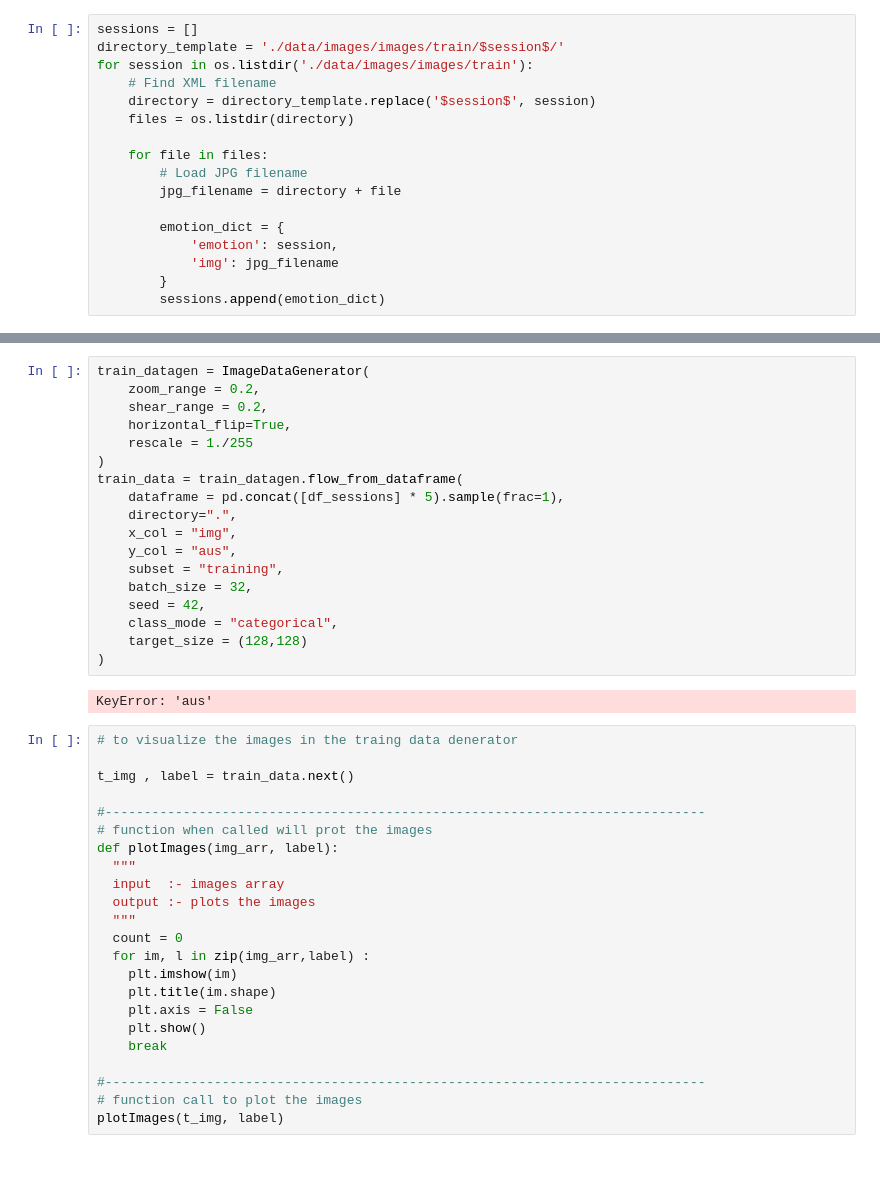
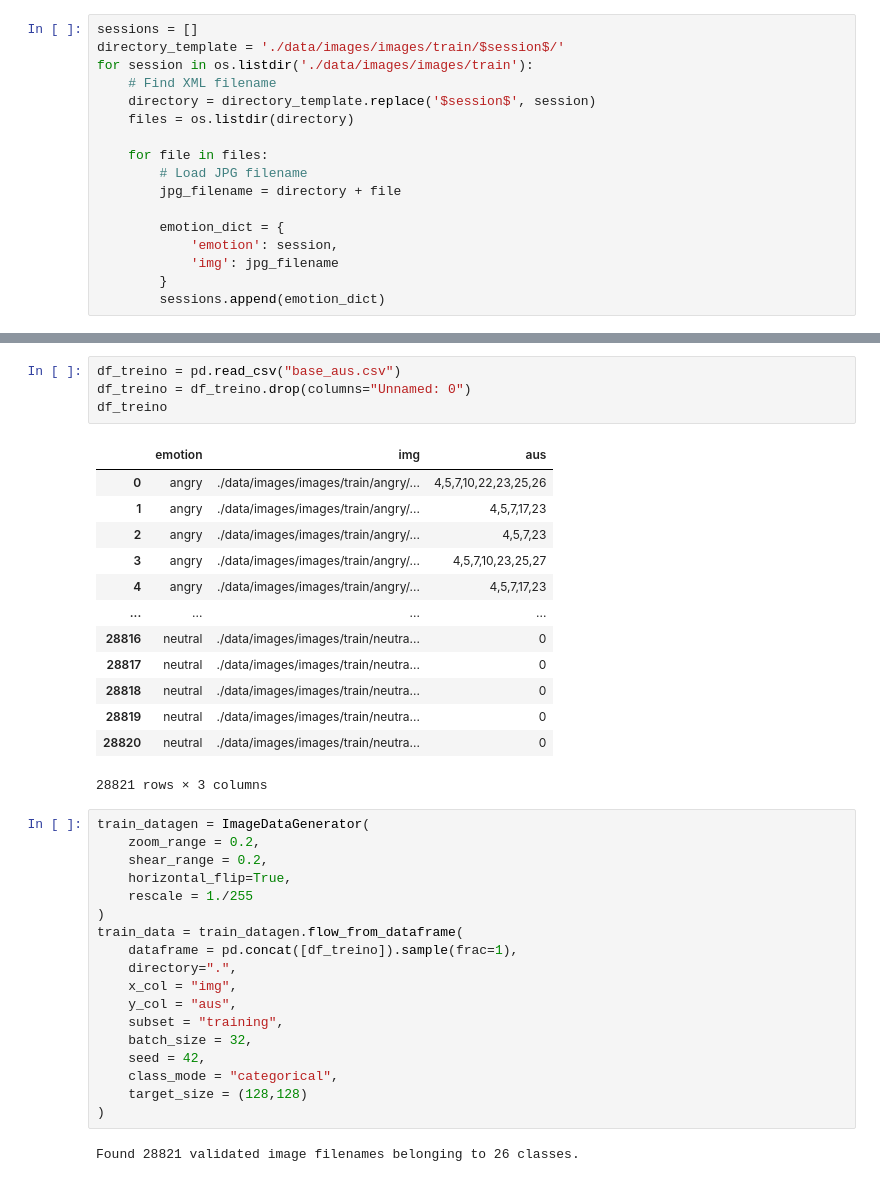
Before and after one commit to VitorMartin/api_facs, a Jupyter notebook: notebooks/au_detection/ia_model2.ipynb, the cells around one changed output, grey strips where cells are left out. Drawn from its saved outputs; the diff is of its cells as text.

Commit message:
gerando base de aus para treino

```diff
--- a/notebooks/au_detection/ia_model2.ipynb
+++ b/notebooks/au_detection/ia_model2.ipynb
@@ -85,3 +164,21 @@ df_sessions.to_csv('emotion.csv')
+# %%
+df_treino = pd.read_csv("base_aus.csv")
+df_treino = df_treino.drop(columns="Unnamed: 0")
+df_treino
+# %% [output]
+|  | emotion | img | aus |
+| 0 | angry | ./data/images/images/train/angry/... | 4,5,7,10,22,23,25,26 |
+| 1 | angry | ./data/images/images/train/angry/... | 4,5,7,17,23 |
+| 2 | angry | ./data/images/images/train/angry/... | 4,5,7,23 |
+| 3 | angry | ./data/images/images/train/angry/... | 4,5,7,10,23,25,27 |
+| 4 | angry | ./data/images/images/train/angry/... | 4,5,7,17,23 |
+| ... | ... | ... | ... |
+| 28816 | neutral | ./data/images/images/train/neutra... | 0 |
+| 28817 | neutral | ./data/images/images/train/neutra... | 0 |
+| 28818 | neutral | ./data/images/images/train/neutra... | 0 |
+| 28819 | neutral | ./data/images/images/train/neutra... | 0 |
+| 28820 | neutral | ./data/images/images/train/neutra... | 0 |
+28821 rows × 3 columns
 # %%
 train_datagen = ImageDataGenerator(
     zoom_range = 0.2,
@@ -90,7 +187,7 @@ train_datagen = ImageDataGenerator(
     rescale = 1./255
 )
 train_data = train_datagen.flow_from_dataframe(
-    dataframe = pd.concat([df_sessions] * 5).sample(frac=1),
+    dataframe = pd.concat([df_treino]).sample(frac=1),
     directory=".",
     x_col = "img",
     y_col = "aus",
@@ -101,28 +198,5 @@ train_data = train_datagen.flow_from_dataframe(
     target_size = (128,128)
 )
 # %% [output]
-KeyError: 'aus'
+Found 28821 validated image filenames belonging to 26 classes.
-# %%
-# to visualize the images in the traing data denerator
-
-t_img , label = train_data.next()
-
-#-----------------------------------------------------------------------------
-# function when called will prot the images
-def plotImages(img_arr, label):
-  """
-  input  :- images array
-  output :- plots the images
-  """
-  count = 0
-  for im, l in zip(img_arr,label) :
-    plt.imshow(im)
-    plt.title(im.shape)
-    plt.axis = False
-    plt.show()
-    break
-
-#-----------------------------------------------------------------------------
-# function call to plot the images
-plotImages(t_img, label)
 # %%
```
Also changed, not shown: parts of 6 cells of this notebook, 4 other files.
